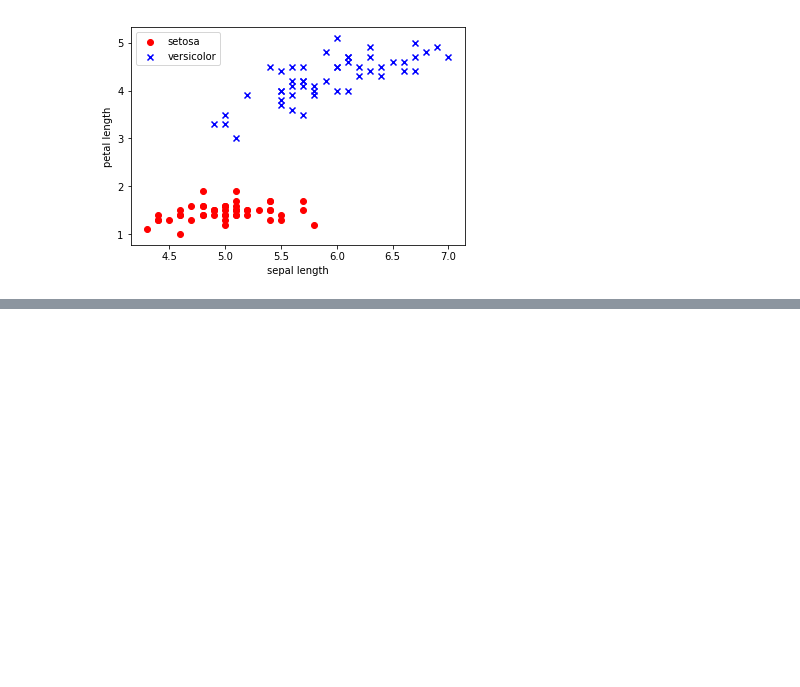
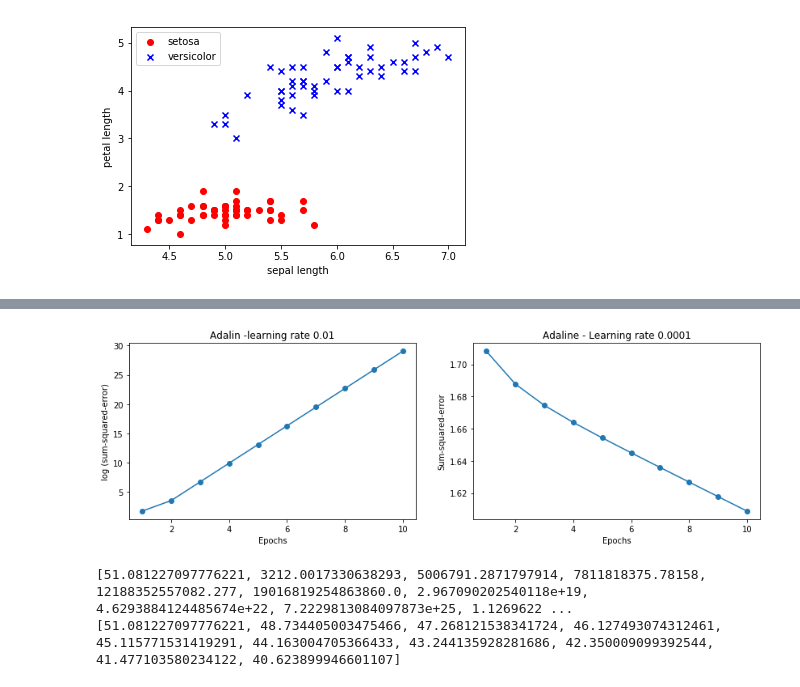
Before and after one commit to Abdullah-AlAttar/ML_Code, a Jupyter notebook: notebooks/Chapter 2. Training Simple Machine Learning Algorithms for Classification.ipynb, the cells around one changed output, grey strips where cells are left out. Cells and saved outputs as stored; diff of their text form; code cells hidden in the pictures; blank space fills up the shorter version.

```diff
--- a/notebooks/Chapter 2. Training Simple Machine Learning Algorithms for Classification.ipynb
+++ b/notebooks/Chapter 2. Training Simple Machine Learning Algorithms for Classification.ipynb
@@ -126,0 +147,23 @@ plt.show()
+# %%
+fig, ax = plt.subplots(nrows=1 ,ncols=2, figsize=(14,4))
+ada1 = AdalineGD(nIter=10,eta=0.01).fit(X,y)
+ax[0].plot(range(1, len(ada1.cost_) + 1),
+                np.log10(ada1.cost_), marker='o')
+ax[0].set_xlabel('Epochs')
+ax[0].set_ylabel('log (sum-squared-error)')
+ax[0].set_title('Adalin -learning rate 0.01')
+
+ada2 = AdalineGD(nIter=10, eta=0.0001).fit(X, y)
+ax[1].plot(range(1, len(ada2.cost_) + 1),
+                np.log10(ada2.cost_), marker='o')
+ax[1].set_xlabel('Epochs')
+ax[1].set_ylabel('Sum-squared-error')
+ax[1].set_title('Adaline - Learning rate 0.0001')
+
+plt.show()
+print(ada1.cost_)
+print(ada2.cost_)
+# %% [output]
+[figure, added]
+[51.081227097776221, 3212.0017330638293, 5006791.2871797914, 7811818375.78158, 12188352557082.277, 19016819254863860.0, 2.967090202540118e+19, 4.6293884124485674e+22, 7.2229813084097873e+25, 1.1269622 ...
+[51.081227097776221, 48.734405003475466, 47.268121538341724, 46.127493074312461, 45.115771531419291, 44.163004705366433, 43.244135928281686, 42.350009099392544, 41.477103580234122, 40.623899946601107]
```
Also changed, not shown: parts of 13 cells of this notebook, 1 other file.
